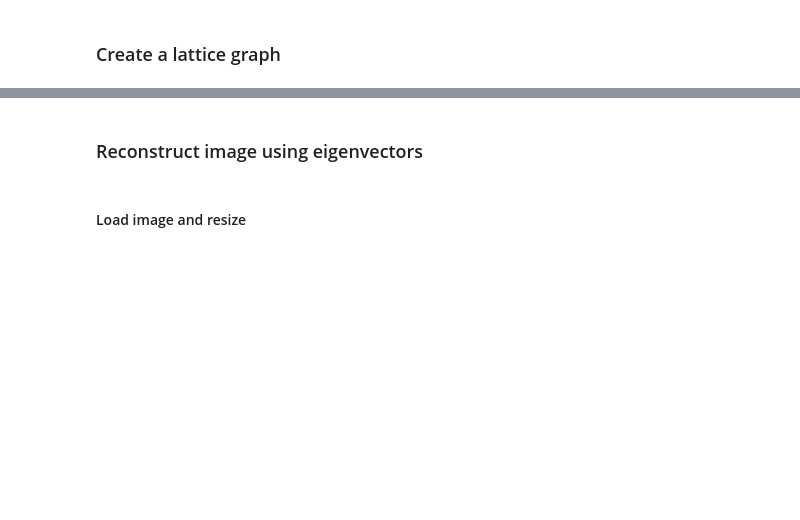
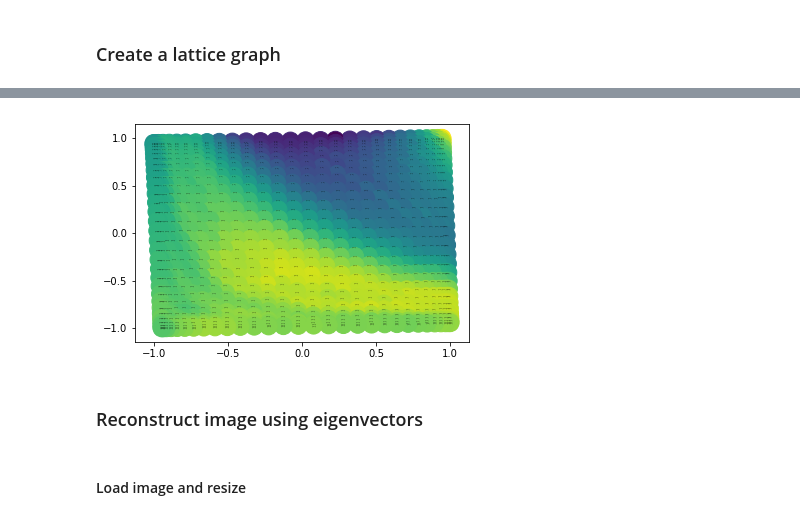
Before and after one commit to BinaryFiddler/UCSD-CSE291-Archive, a Jupyter notebook: homework4/Q1.ipynb, the cells around one changed output, grey strips where cells are left out. Cells and saved outputs as stored; diff of their text form; code cells hidden in the pictures; blank space fills up the shorter version.

```diff
--- a/homework4/Q1.ipynb
+++ b/homework4/Q1.ipynb
@@ -53,3 +55,8 @@ np.shape(lattice_v[:20])
+# %%
+pos = nx.spectral_layout(lattice)
+nx.draw_networkx(lattice, pos=pos, node_color=lattice_v[0], font_size=0)
+# %% [output]
+[figure, added]
 # %% [markdown]
 ### Reconstruct image using eigenvectors
 # %%
```
Also changed, not shown: parts of 22 cells of this notebook, 6 other files.
